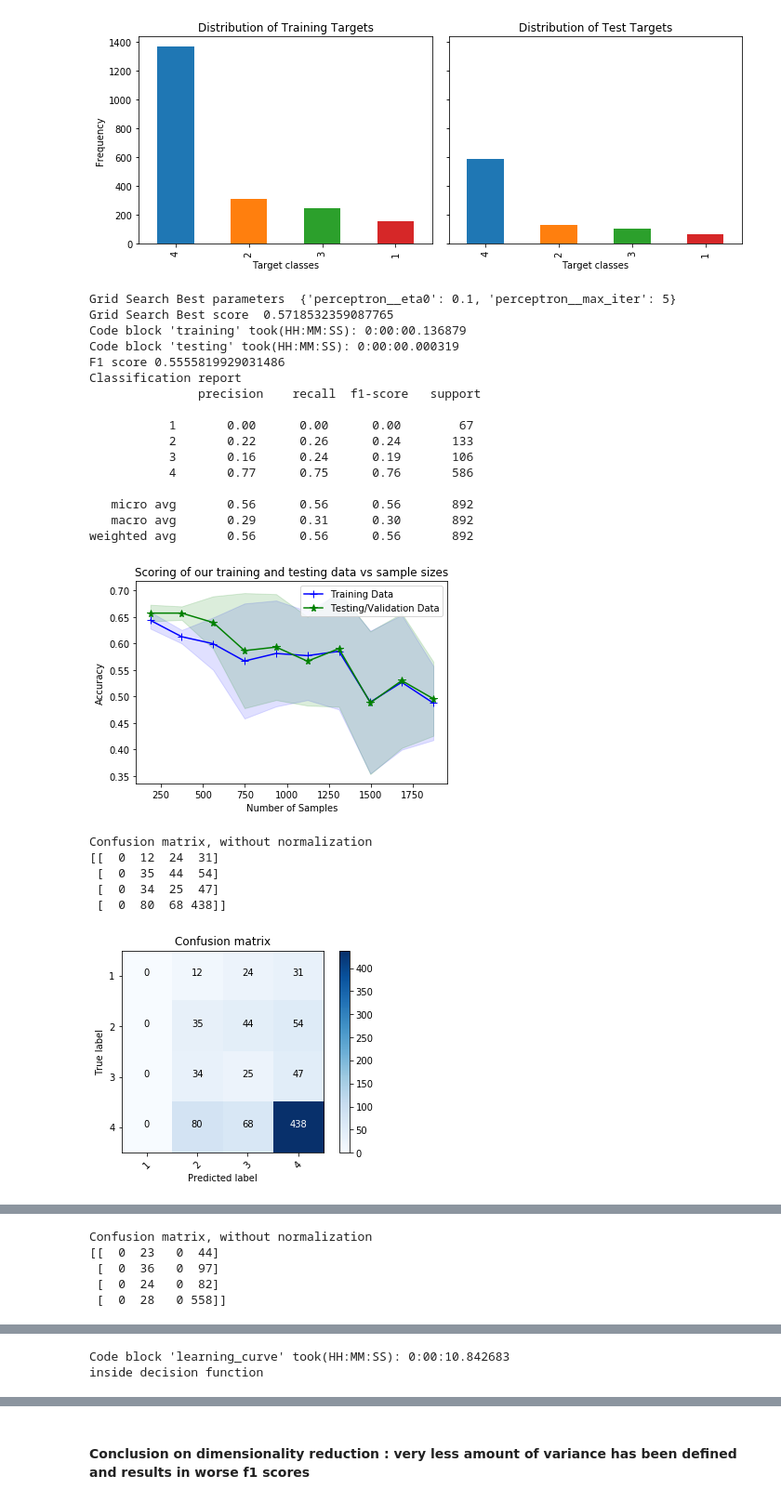
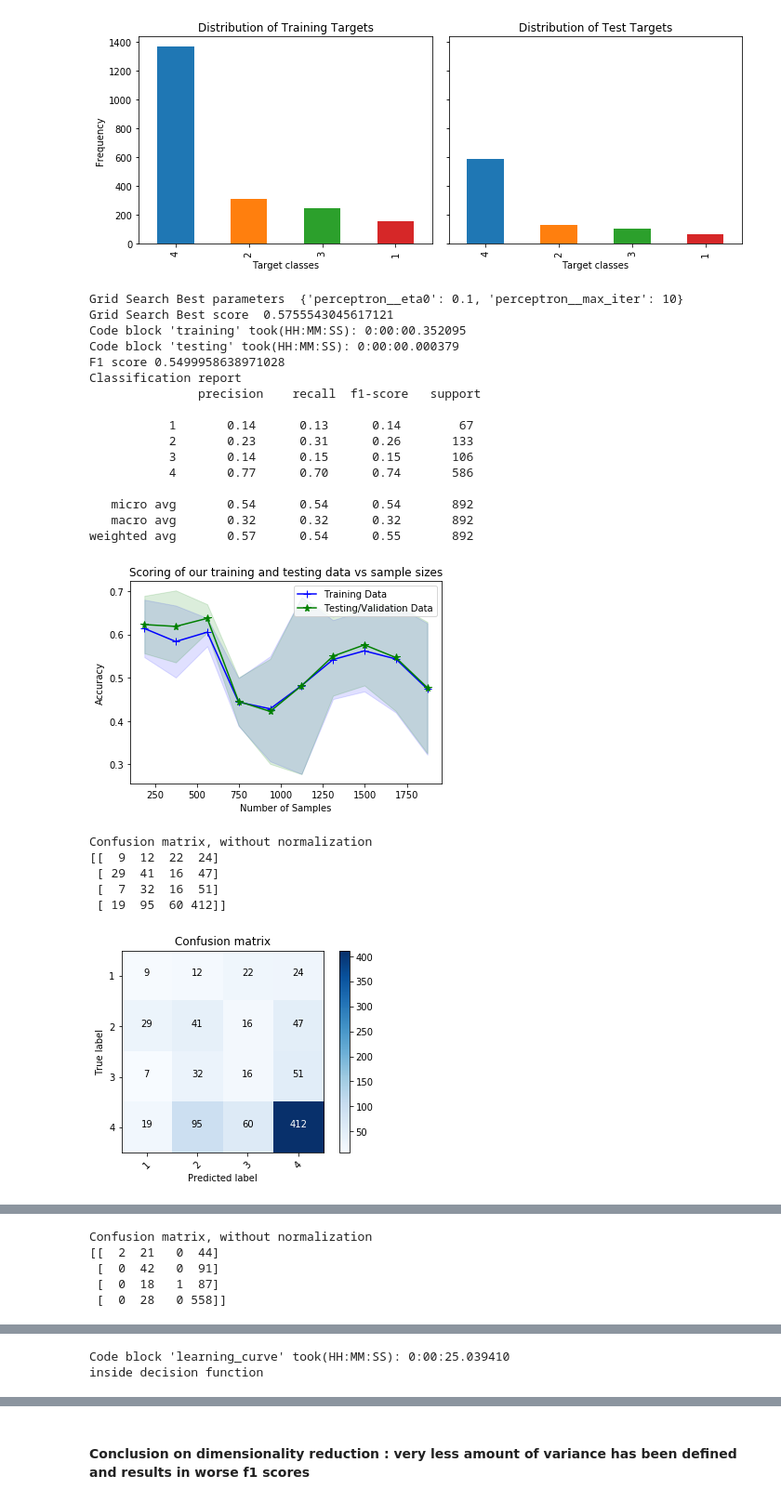
Before and after one commit to in-tandem/real_world_use_cases_1, a Jupyter notebook: supervised/classification/kaggle/costa_rican/dimensionality_reduction.ipynb, the cells around one changed output, grey strips where cells are left out. Shown at 93% size. Cells and saved outputs as stored; diff of their text form; code cells hidden in the pictures.

```diff
--- a/supervised/classification/kaggle/costa_rican/dimensionality_reduction.ipynb
+++ b/supervised/classification/kaggle/costa_rican/dimensionality_reduction.ipynb
@@ -568,8 +568,8 @@ plot_variance_scree_plot(pca.explained_variance_ ,np.cumsum(pca.explained_varian
 [figure]
 # %%
 pca = PCA(n_components  = 6)
-x_train_std = pca.fit_transform(x_train_std)
-x_test_std = pca.transform(x_test_std)
+x_train_std_pca = pca.fit_transform(x_train_std)
+x_test_std_pca = pca.transform(x_test_std)
 # %%
 
 
@@ -594,37 +594,37 @@ cv = StratifiedKFold(n_splits = 5, shuffle= True, random_state =123)
 score= 'f1_weighted'
 scaler = StandardScaler()
 # %%
-response = execute(x_train_std,
+response = execute(x_train_std_pca,
         _y_train,
-        x_test_std,
+        x_test_std_pca,
         _y_test,
         classifiers,
         classifier_names,
         classifier_param_grid,
         cv=cv,
         score=score,
         scaler=scaler)
 # %% [output]
-Grid Search Best parameters  {'perceptron__eta0': 0.1, 'perceptron__max_iter': 5}
-Grid Search Best score  0.5718532359087765
-Code block 'training' took(HH:MM:SS): 0:00:00.136879
-Code block 'testing' took(HH:MM:SS): 0:00:00.000319
-F1 score 0.5555819929031486
+Grid Search Best parameters  {'perceptron__eta0': 0.1, 'perceptron__max_iter': 10}
+Grid Search Best score  0.5755543045617121
+Code block 'training' took(HH:MM:SS): 0:00:00.352095
+Code block 'testing' took(HH:MM:SS): 0:00:00.000379
+F1 score 0.5499958638971028
 Classification report
                precision    recall  f1-score   support
 
-           1       0.00      0.00      0.00        67
-           2       0.22      0.26      0.24       133
-           3       0.16      0.24      0.19       106
-           4       0.77      0.75      0.76       586
+           1       0.14      0.13      0.14        67
+           2       0.23      0.31      0.26       133
+           3       0.14      0.15      0.15       106
+           4       0.77      0.70      0.74       586
 
-   micro avg       0.56      0.56      0.56       892
-   macro avg       0.29      0.31      0.30       892
-weighted avg       0.56      0.56      0.56       892
+   micro avg       0.54      0.54      0.54       892
+   macro avg       0.32      0.32      0.32       892
+weighted avg       0.57      0.54      0.55       892
-[figure, old version]
+[figure, new version]
 Confusion matrix, without normalization
-[[  0  12  24  31]
- [  0  35  44  54]
- [  0  34  25  47]
- [  0  80  68 438]]
+[[  9  12  22  24]
+ [ 29  41  16  47]
+ [  7  32  16  51]
+ [ 19  95  60 412]]
-[figure, old version]
+[figure, new version]
@@ -649,9 +649,9 @@ weighted avg       0.52      0.67      0.58       892
 [figure]
 Confusion matrix, without normalization
-[[  0  23   0  44]
- [  0  36   0  97]
- [  0  24   0  82]
+[[  2  21   0  44]
+ [  0  42   0  91]
+ [  0  18   1  87]
  [  0  28   0 558]]
 [figure]
-Code block 'learning_curve' took(HH:MM:SS): 0:00:10.842683
+Code block 'learning_curve' took(HH:MM:SS): 0:00:25.039410
 inside decision function
```
Also changed, not shown: parts of 10 cells of this notebook, 1 other file.
